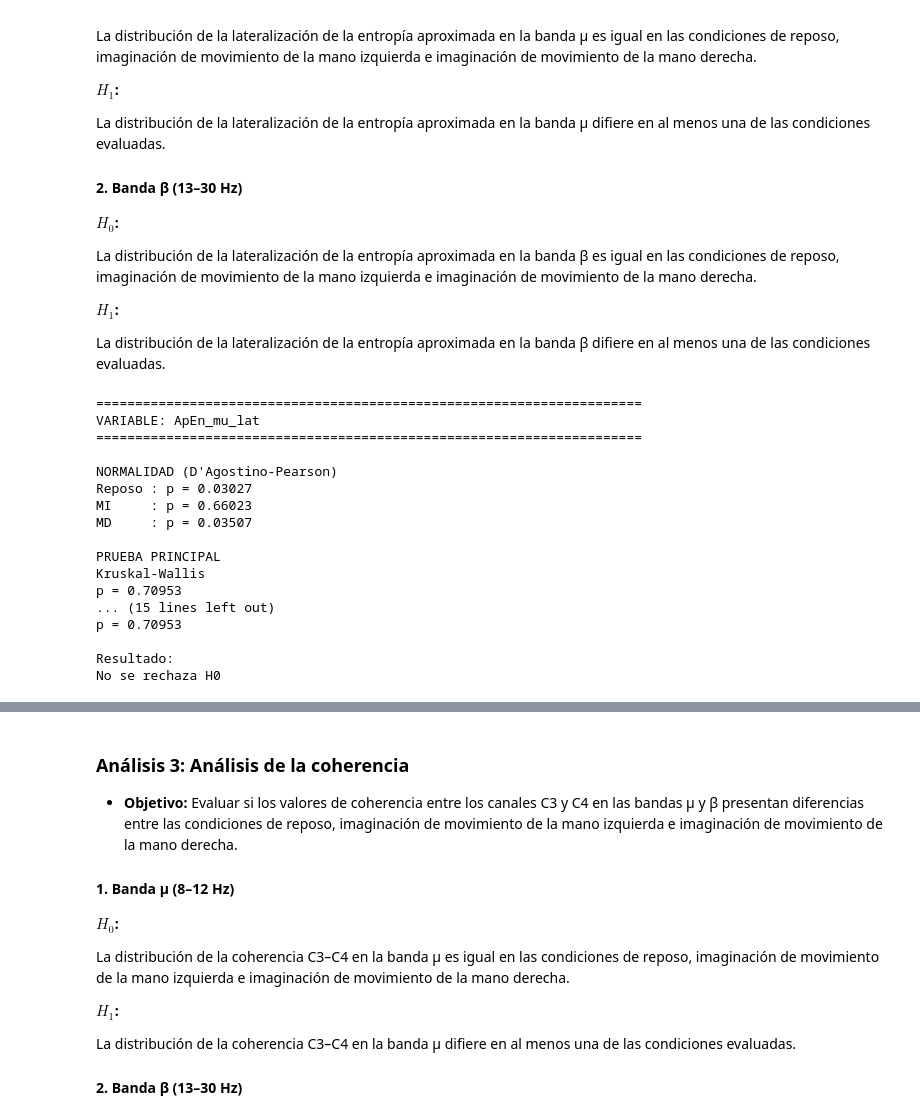
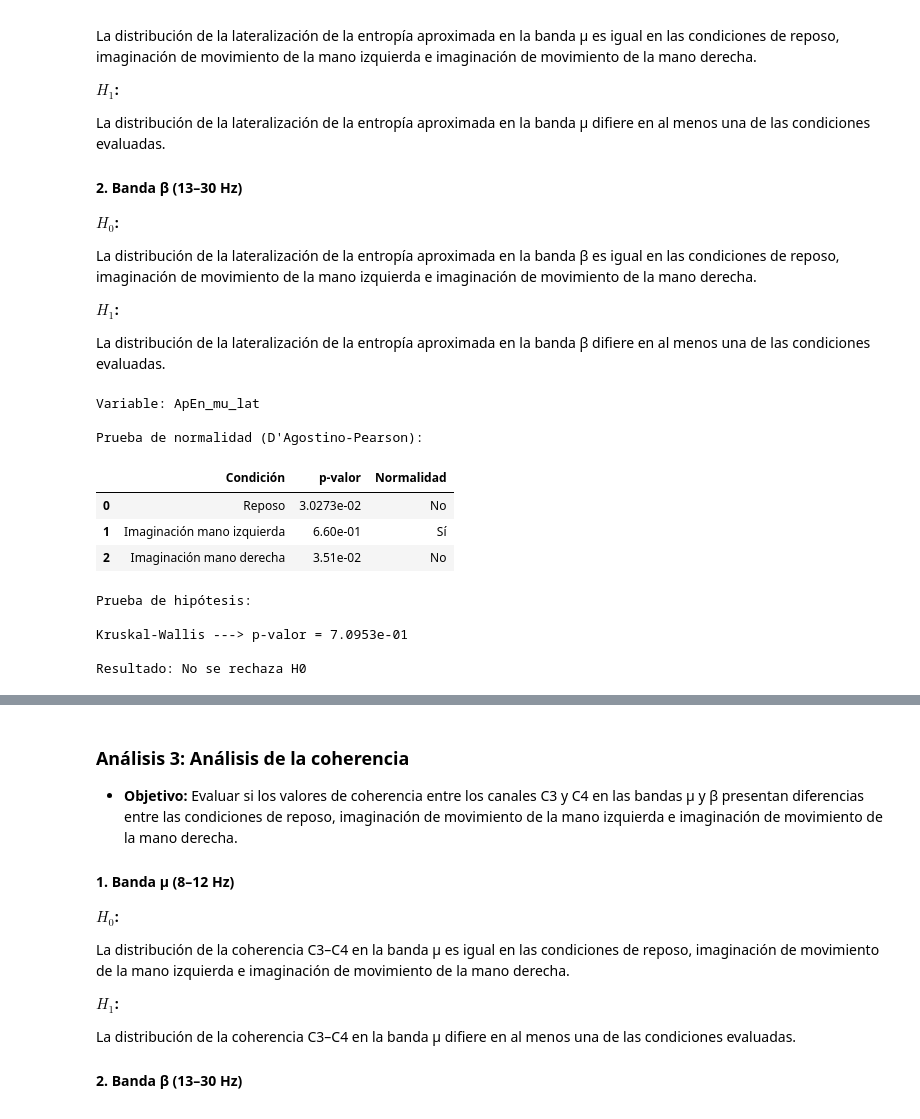
Before and after one commit to Isa21bella09/Proyecto-2---Clasificacion-datos-BCI, a Jupyter notebook: Proyecto 2 - Codigo.ipynb, the cells around one changed output, grey strips where cells are left out. Cells and saved outputs as stored; diff of their text form; code cells hidden in the pictures.

```diff
--- a/Proyecto 2 - Codigo.ipynb
+++ b/Proyecto 2 - Codigo.ipynb
@@ -477,22 +495,16 @@ df["ApEn_mu_lat"] = df["ApEn_mu_C3"] - df["ApEn_mu_C4"]
 df["ApEn_beta_lat"] = df["ApEn_beta_C3"] - df["ApEn_beta_C4"]
 # %%
 evaluar_hipotesis(df, "ApEn_mu_lat")
-evaluar_hipotesis(df, "ApEn_mu_lat")
 # %% [output]
-======================================================================
-VARIABLE: ApEn_mu_lat
-======================================================================
+Variable: ApEn_mu_lat
 
-NORMALIDAD (D'Agostino-Pearson)
-Reposo : p = 0.03027
-MI     : p = 0.66023
-MD     : p = 0.03507
-
-PRUEBA PRINCIPAL
-Kruskal-Wallis
-p = 0.70953
-... (15 lines left out)
-p = 0.70953
-
-Resultado:
-No se rechaza H0
+Prueba de normalidad (D'Agostino-Pearson):
+|  | Condición | p-valor | Normalidad |
+| 0 | Reposo | 3.0273e-02 | No |
+| 1 | Imaginación mano izquierda | 6.60e-01 | Sí |
+| 2 | Imaginación mano derecha | 3.51e-02 | No |
+Prueba de hipótesis:
+
+Kruskal-Wallis ---> p-valor = 7.0953e-01
+
+Resultado: No se rechaza H0
```
Also changed, not shown: parts of 15 cells of this notebook, 1 other file.
